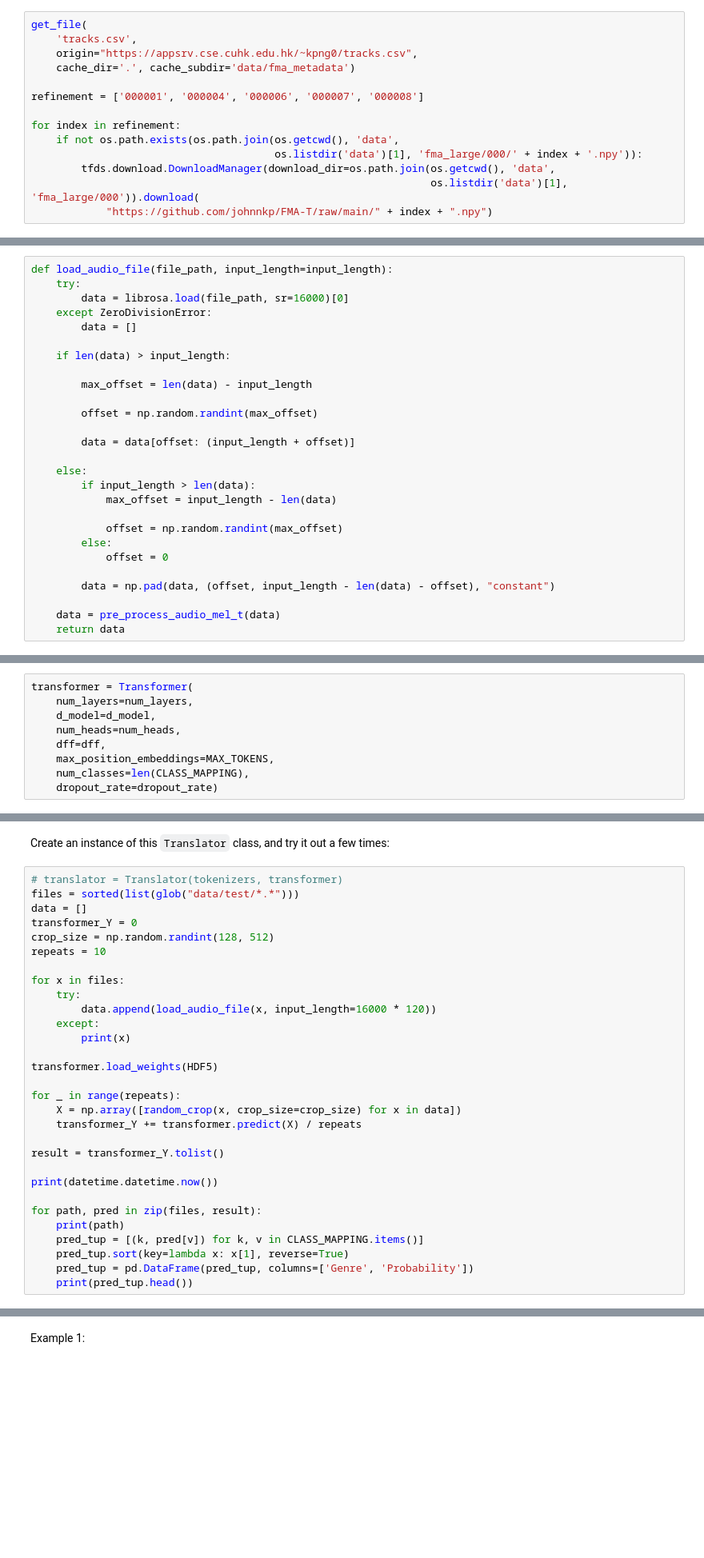
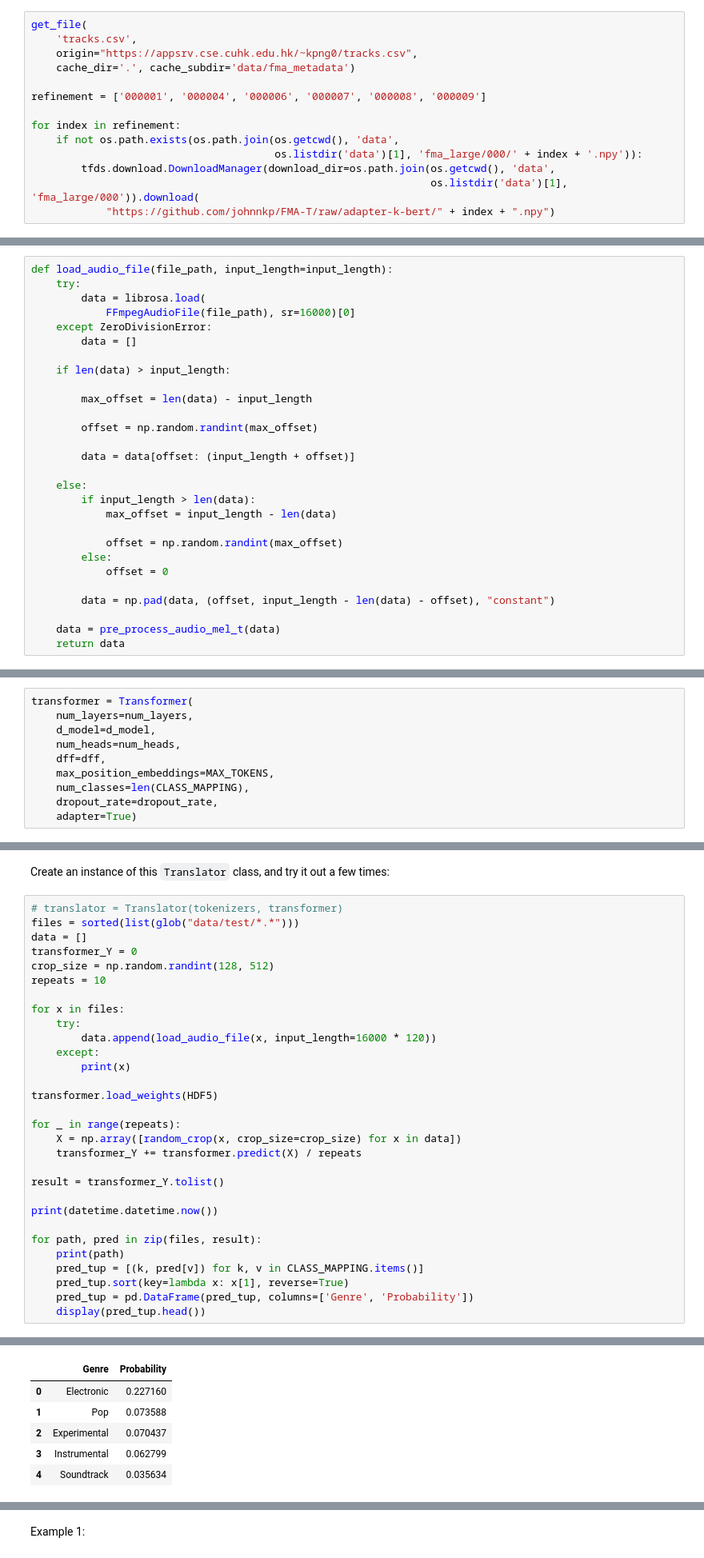
Before and after one commit to johnnkp/FMA-T, a Jupyter notebook: AdapterKBERT_FMA.ipynb, the cells around one changed output, grey strips where cells are left out. Shown at 80% size. Drawn from its saved outputs; the diff is of its cells as text; blank space fills up the shorter version.

Commit message:
AdapterKBERT: enable adapter layer and validation

```diff
--- a/AdapterKBERT_FMA.ipynb
+++ b/AdapterKBERT_FMA.ipynb
@@ -267,14 +272,14 @@ get_file(
     origin="https://appsrv.cse.cuhk.edu.hk/~kpng0/tracks.csv",
     cache_dir='.', cache_subdir='data/fma_metadata')
 
-refinement = ['000001', '000004', '000006', '000007', '000008']
+refinement = ['000001', '000004', '000006', '000007', '000008', '000009']
 
 for index in refinement:
     if not os.path.exists(os.path.join(os.getcwd(), 'data',
                                        os.listdir('data')[1], 'fma_large/000/' + index + '.npy')):
         tfds.download.DownloadManager(download_dir=os.path.join(os.getcwd(), 'data',
                                                                 os.listdir('data')[1], 'fma_large/000')).download(
-            "https://github.com/johnnkp/FMA-T/raw/main/" + index + ".npy")
+            "https://github.com/johnnkp/FMA-T/raw/adapter-k-bert/" + index + ".npy")
 # %% [markdown]
 librosa cannot process corrupt data having 0 sec. length and does not contain any sound. Those file names are recorded in the corrupt list and going to be excluded in librosa data processing by file extension renaming.
 # %%
@@ -388,7 +393,8 @@ The audio loader contains two audio tokenizers, one for overlong and one for sho
 # %%
 def load_audio_file(file_path, input_length=input_length):
     try:
-        data = librosa.load(file_path, sr=16000)[0]
+        data = librosa.load(
+            FFmpegAudioFile(file_path), sr=16000)[0]
     except ZeroDivisionError:
         data = []
 
@@ -1631,7 +1637,8 @@ transformer = Transformer(
     dff=dff,
     max_position_embeddings=MAX_TOKENS,
     num_classes=len(CLASS_MAPPING),
-    dropout_rate=dropout_rate)
+    dropout_rate=dropout_rate,
+    adapter=True)
 # %% [markdown]
 Test it. Print the summary of the model:
 # %%
@@ -1958,5 +1965,5 @@ for path, pred in zip(files, result):
     pred_tup = [(k, pred[v]) for k, v in CLASS_MAPPING.items()]
     pred_tup.sort(key=lambda x: x[1], reverse=True)
     pred_tup = pd.DataFrame(pred_tup, columns=['Genre', 'Probability'])
-    print(pred_tup.head())
+    display(pred_tup.head())
 # %% [output]
@@ -1980,0 +1983,6 @@ data/test/Alexandria山大 - 《內省、醞釀、超脫》.mp4
+|  | Genre | Probability |
+| 0 | Electronic | 0.227160 |
+| 1 | Pop | 0.073588 |
+| 2 | Experimental | 0.070437 |
+| 3 | Instrumental | 0.062799 |
+| 4 | Soundtrack | 0.035634 |
```
Also changed, not shown: parts of 10 cells of this notebook.
